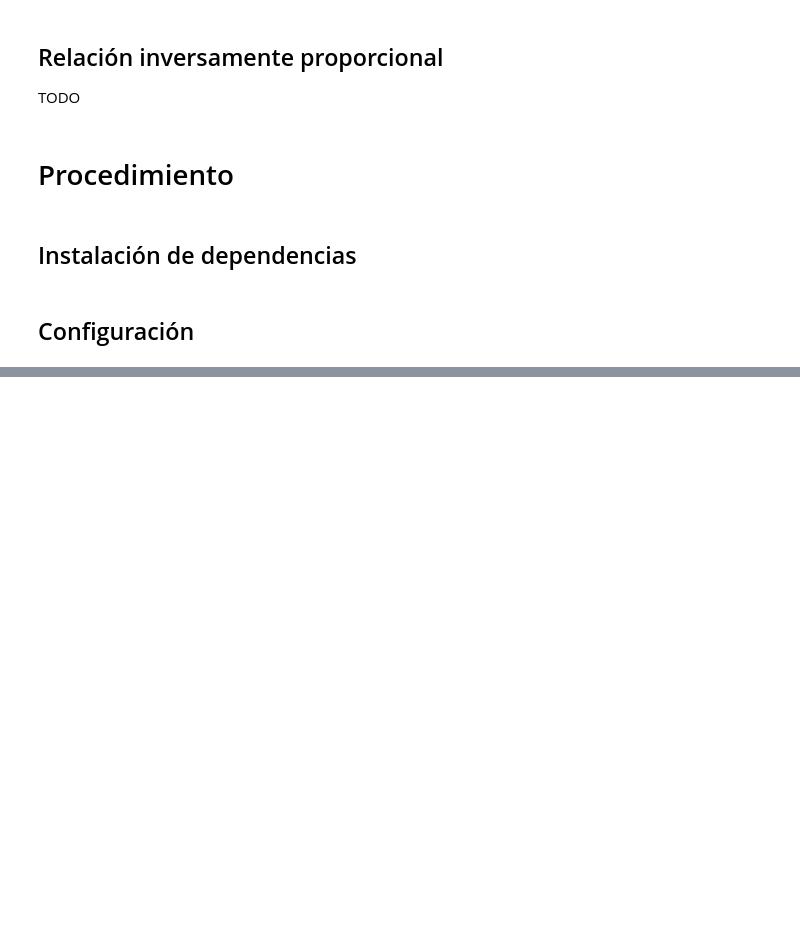
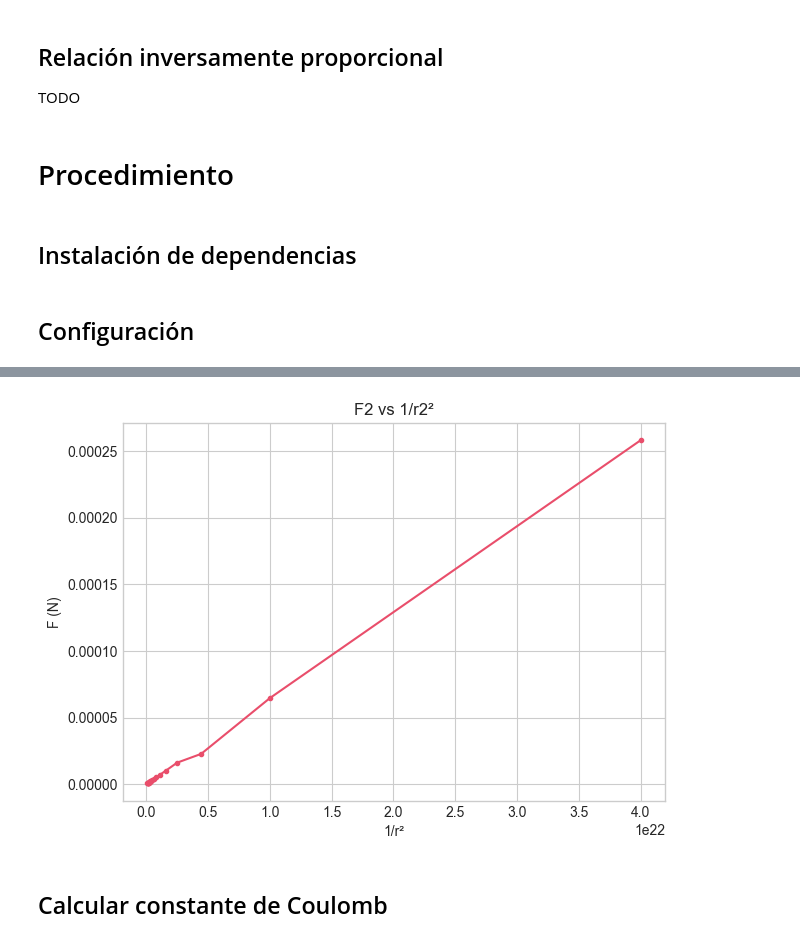
Before and after one commit to afgalvan/coulomb-lab, a Jupyter notebook: coulomb_lab.ipynb, the cells around one changed output, grey strips where cells are left out. Drawn from its saved outputs; the diff is of its cells as text; code cells hidden in the pictures; blank space fills up the shorter version.

```diff
--- a/coulomb_lab.ipynb
+++ b/coulomb_lab.ipynb
@@ -139,0 +226,8 @@ fuerza_distancia1.dropna()
+# %%
+from utils import graficar
+
+graficar("F2 vs 1/r2²", fuerza_distancia2, x="1/r²", color="#E94E6B")
+# %% [output]
+[figure, added]
+# %% [markdown]
+## Calcular constante de Coulomb
```
Also changed, not shown: parts of 16 cells of this notebook, 3 other files.
